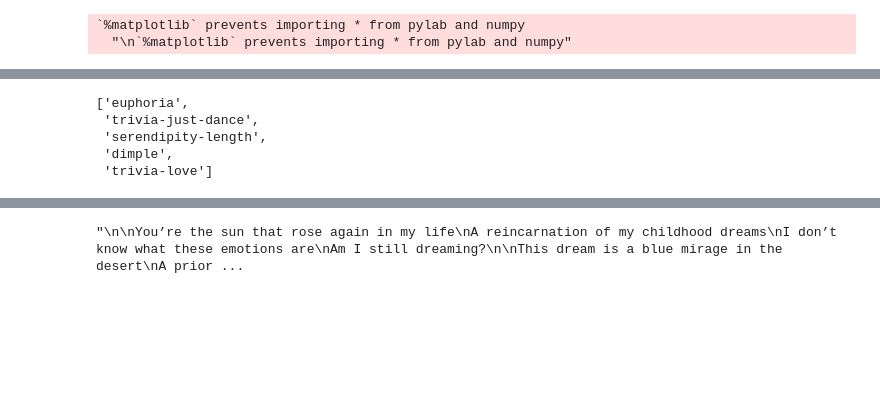
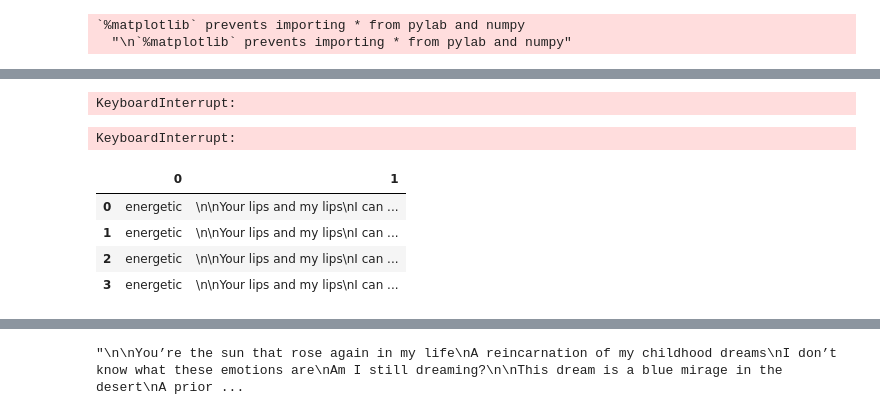
Before and after one commit to haebichan/kpopclassifier, a Jupyter notebook: spotipy_mess_around.ipynb, the cells around one changed output, grey strips where cells are left out. Saved outputs shown, nothing was run; the diff lists cells and outputs as text; code cells hidden in the pictures; blank space fills up the shorter version.

```diff
--- a/spotipy_mess_around.ipynb
+++ b/spotipy_mess_around.ipynb
@@ -216,0 +288,20 @@ dictionary = enchant.Dict("en_US")
+# %%
+global_res = []
+
+for individual_list in final_list:
+    for key in kpop_dic.keys():
+
+        local_res = []
+
+        for i in range(len(song_title)):
+            try:
+                r = requests.get('https://genius.com/Genius-translations-' + kpop_dic[key] + '-' + song_title[i] + '-english-translation-lyrics')
+                soup = BeautifulSoup(r.text, 'lxml')
+                lyrics = soup.find('div', class_='lyrics').get_text()
+                local_res.append([song_title[i], lyrics])
+            except Exception as e:
+                pass
+
+        global_res.append(local_res)
+# %% [output]
+KeyboardInterrupt:
@@ -217,9 +312,12 @@ dictionary = enchant.Dict("en_US")
 # %%
-bts = 'https://open.spotify.com/artist/3Nrfpe0tUJi4K4DXYWgMUX'
+# bts = 'https://open.spotify.com/artist/3Nrfpe0tUJi4K4DXYWgMUX'
+exo = 'https://open.spotify.com/artist/3cjEqqelV9zb4BYE3qDQ4O'
+
+
 
 bts_songs = []
 
-btsalbums = sp.artist_albums(artist_id = bts, limit = 50)
+btsalbums = sp.artist_albums(artist_id = exo, limit = 50)
 
 for i in range(len(btsalbums['items'])):
     album_uri = btsalbums['items'][i]['uri']
@@ -240,6 +336,6 @@ for title in bts_songs:
     local_bts = []
     for word in j:
         if word.isalnum() and dictionary.check(word) == True:
-            local_bts.append(word)
-
+            local_bts.append(word.lower())
+#             print(word)
     global_bts.append('-'.join(local_bts))
@@ -246 +390,13 @@ for title in bts_songs:
+# %%
+res = create_and_store_lyrics(sp, artist_name = btob, artist_dic = 'btob')
+# %% [output]
+KeyboardInterrupt:
+# %%
+pd.DataFrame(res)
+# %% [output]
+|  | 0 | 1 |
+| 0 | energetic | \n\nYour lips and my lips\nI can ... |
+| 1 | energetic | \n\nYour lips and my lips\nI can ... |
+| 2 | energetic | \n\nYour lips and my lips\nI can ... |
+| 3 | energetic | \n\nYour lips and my lips\nI can ... |
 # %%
@@ -252,8 +407,0 @@ for i in global_bts:
-# %%
-song_title[:5]
-# %% [output]
-['euphoria',
- 'trivia-just-dance',
- 'serendipity-length',
- 'dimple',
- 'trivia-love']
```
Also changed, not shown: parts of 41 cells of this notebook, 21 other files.
